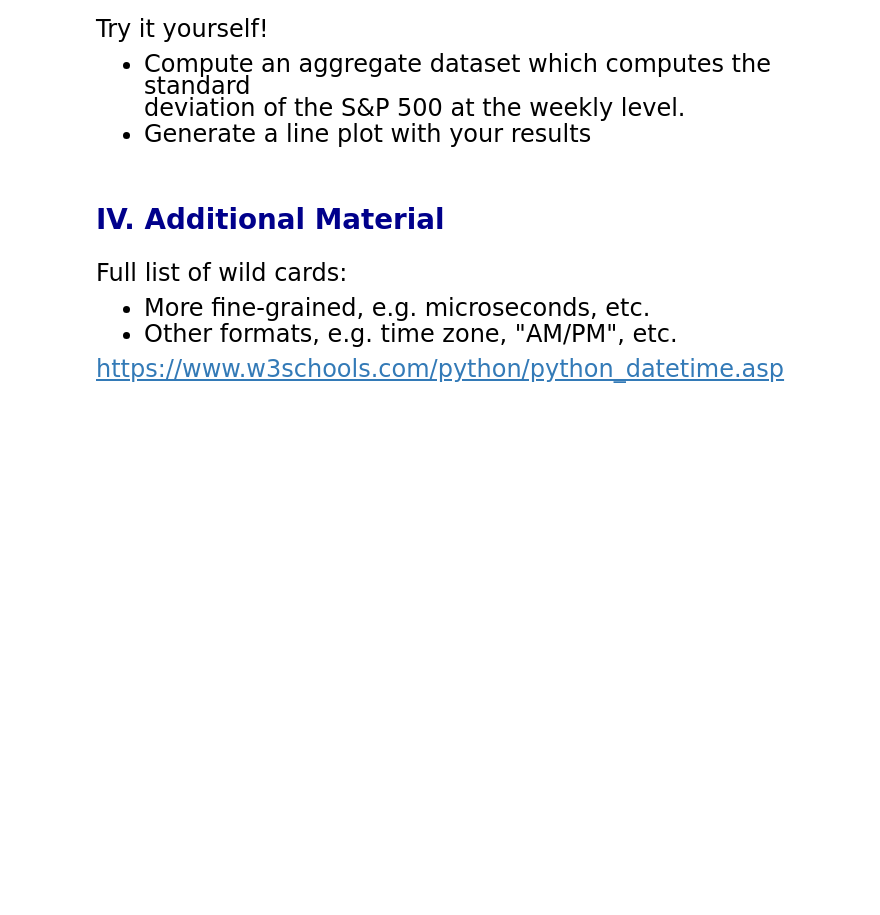
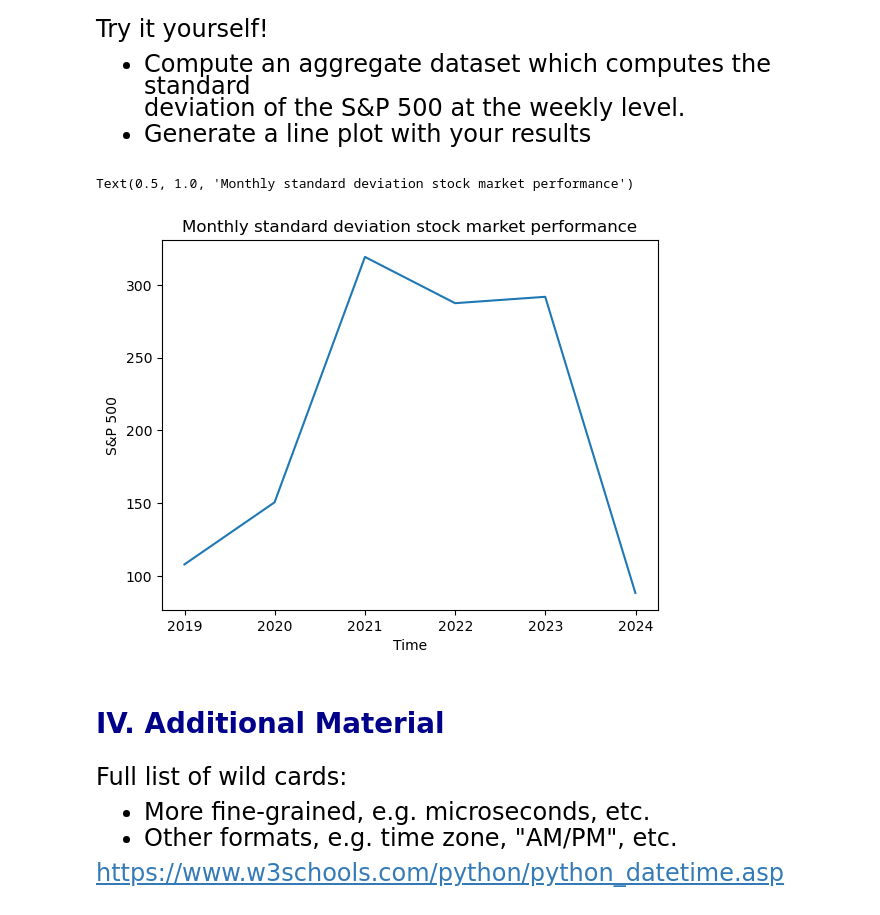
Before and after one commit to BaoTruong1/qtm151spring2024, a Jupyter notebook: lecture_20/lecture_20.ipynb, the cells around one changed output. Saved outputs shown, nothing was run; the diff lists cells and outputs as text; code cells hidden in the pictures; blank space fills up the shorter version.

```diff
--- a/lecture_20/lecture_20.ipynb
+++ b/lecture_20/lecture_20.ipynb
@@ -306,3 +299,17 @@ deviation of the S&P 500 at the weekly level.
+# %%
+# Write your own code
+monthlydatadev = (financial
+               .groupby(month_config)
+               .agg(sp500_dev = ("sp500","std"))
+               .reset_index())
+plt.plot("date","sp500_dev",
+          data = monthlydatadev)
+plt.xlabel("Time")
+plt.ylabel("S&P 500")
+plt.title("Monthly standard deviation stock market performance")
+# %% [output]
+Text(0.5, 1.0, 'Monthly standard deviation stock market performance')
+[figure, added]
 # %% [markdown]
 # <span style="color:darkblue"> IV. Additional Material </span>
 # %% [markdown]
```
Also changed, not shown: parts of 4 cells of this notebook, 1 other file.
